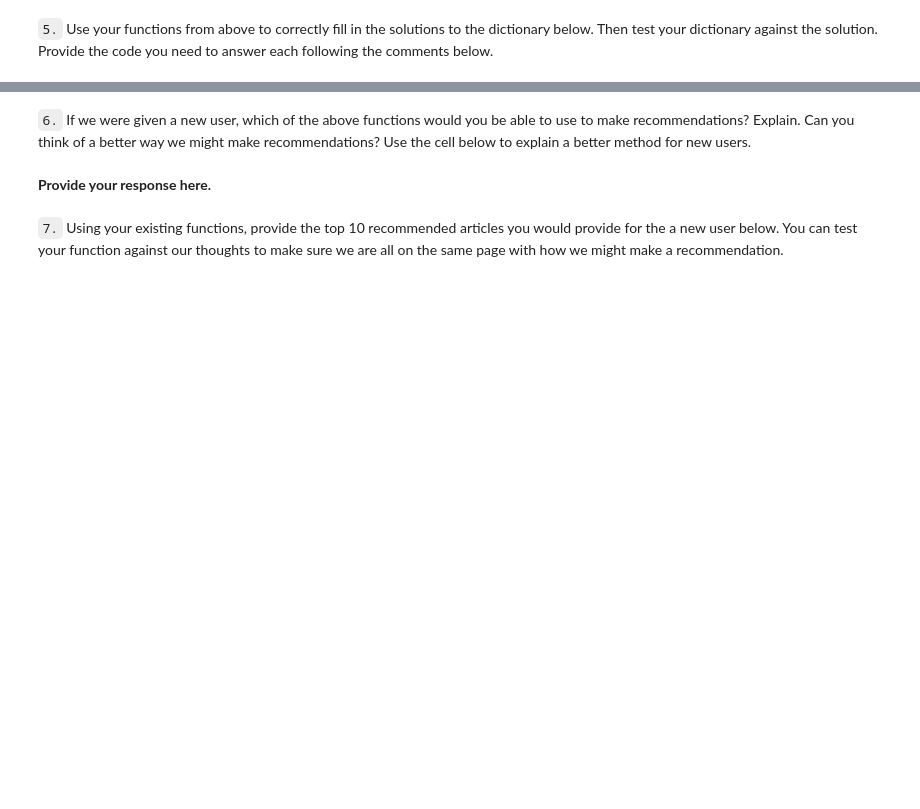
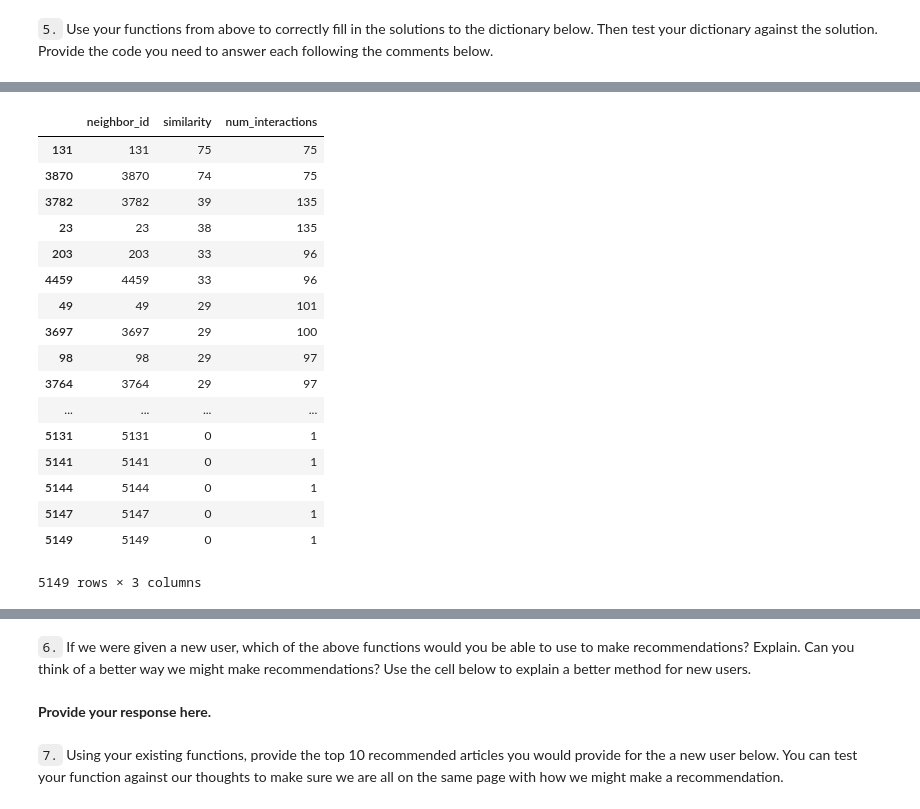
Before and after one commit to MiRoDS/DataScience_Project3, a Jupyter notebook: Recommendations_with_IBM.ipynb, the cells around one changed output, grey strips where cells are left out. Cells and saved outputs as stored; diff of their text form; code cells hidden in the pictures; blank space fills up the shorter version.

```diff
--- a/Recommendations_with_IBM.ipynb
+++ b/Recommendations_with_IBM.ipynb
@@ -808,3 +813,24 @@ NameError: name 'recs' is not defined
+# %%
+get_top_sorted_users(131, df, user_item)
+# %% [output]
+|  | neighbor_id | similarity | num_interactions |
+| 131 | 131 | 75 | 75 |
+| 3870 | 3870 | 74 | 75 |
+| 3782 | 3782 | 39 | 135 |
+| 23 | 23 | 38 | 135 |
+| 203 | 203 | 33 | 96 |
+| 4459 | 4459 | 33 | 96 |
+| 49 | 49 | 29 | 101 |
+| 3697 | 3697 | 29 | 100 |
+| 98 | 98 | 29 | 97 |
+| 3764 | 3764 | 29 | 97 |
+| ... | ... | ... | ... |
+| 5131 | 5131 | 0 | 1 |
+| 5141 | 5141 | 0 | 1 |
+| 5144 | 5144 | 0 | 1 |
+| 5147 | 5147 | 0 | 1 |
+| 5149 | 5149 | 0 | 1 |
+5149 rows × 3 columns
 # %%
 ### Tests with a dictionary of results
 
```
Also changed, not shown: parts of 10 cells of this notebook.
